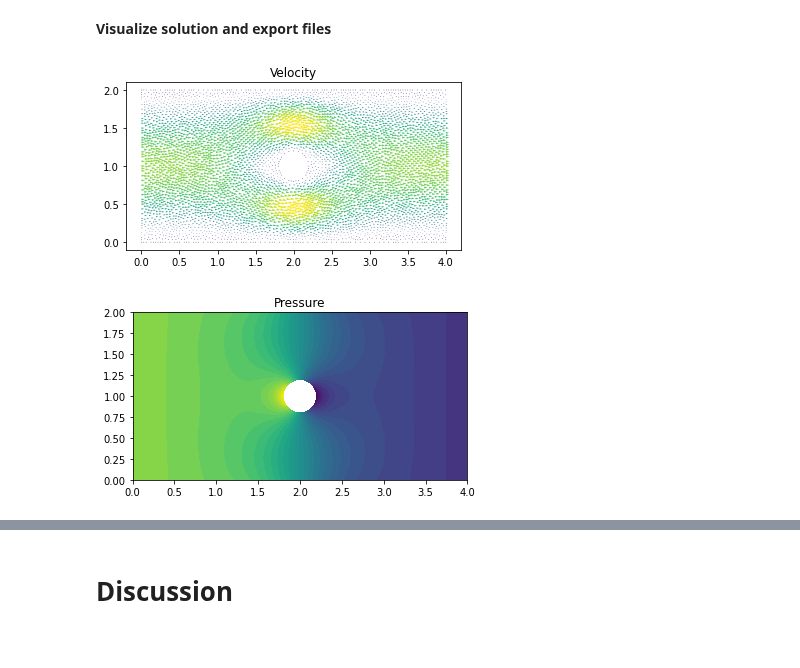
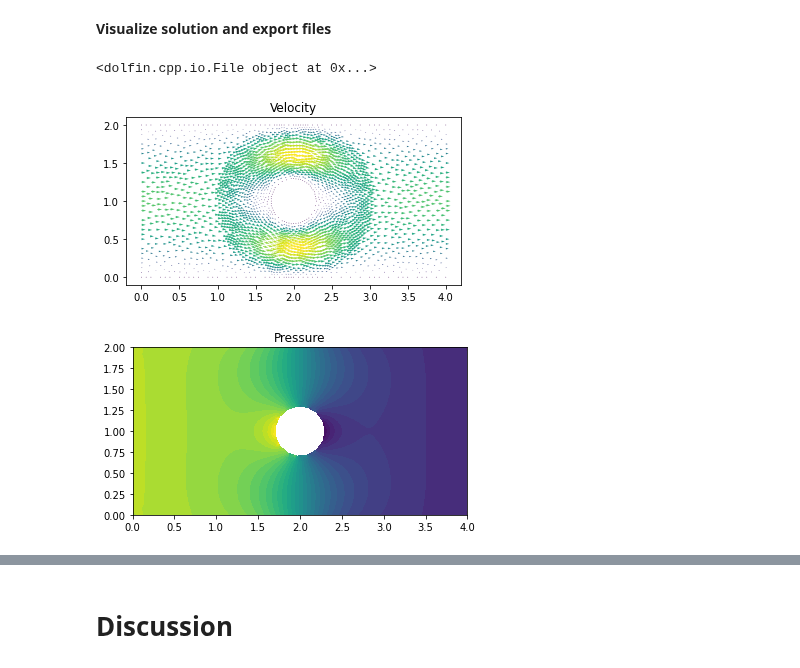
Before and after one commit to johanhoffman/DD2365-VT20, a Jupyter notebook: Lab-1/Linde-Stokes.ipynb, the cells around one changed output, grey strips where cells are left out. Cells and saved outputs as stored; diff of their text form; code cells hidden in the pictures.

Commit message:
generated figures

```diff
--- a/Lab-1/Linde-Stokes.ipynb
+++ b/Lab-1/Linde-Stokes.ipynb
@@ -81,7 +82,7 @@ H = 2
 # Generate mesh (examples with and without a hole in the mesh)
 resolution = 32
 #mesh = RectangleMesh(Point(0.0, 0.0), Point(L, H), L*resolution, H*resolution)
-mesh = generate_mesh(Rectangle(Point(0.0,0.0), Point(L,H)) - Circle(Point(0.5*L,0.5*H),0.4), resolution)
+mesh = generate_mesh(Rectangle(Point(0.0,0.0), Point(L,H)) - Circle(Point(0.5*L,0.5*H),0.3), resolution)
 # mesh = generate_mesh(Rectangle(Point(0.0,0.0), Point(L,H)) - Circle(Point(1.5,0.25*H),0.2) - Circle(Point(0.5,0.5*H),0.2) - Circle(Point(2.0,0.75*H),0.2), resolution)
 
 # Local mesh refinement (specified by a cell marker)
@@ -160,31 +163,32 @@ solve(residual == 0, w)
 # %% [markdown]
 **Visualize solution and export files**
 # %%
-!rm results-Stokes/*
+!rm results-Test/*
 
 # Open files to export solution to Paraview
-file_u = File("results-Stokes/u.pvd")
-file_p = File("results-Etokes/p.pvd")
+file_u = File("results-Test/u.pvd")
+file_p = File("results-Test/p.pvd")
 
 u1 = project(u, V)
 p1 = project(p, Q)
 
 # Save solution to file
 file_u << u1
 file_p << p1
 
 # Plot solution
 plt.figure()
 plot(u1, title="Velocity")
 
 plt.figure()
 plot(p1, title="Pressure")
 
 plt.show()
 
 # Export files
 # !tar -czvf results-Stokes.tar.gz results-Stokes
 # files.download('results-Stokes.tar.gz')
 # %% [output]
+<dolfin.cpp.io.File object at 0x...>
-[figure, old version]
+[figure, new version]
-[figure, old version]
+[figure, new version]
```
Also changed, not shown: parts of 6 cells of this notebook.
